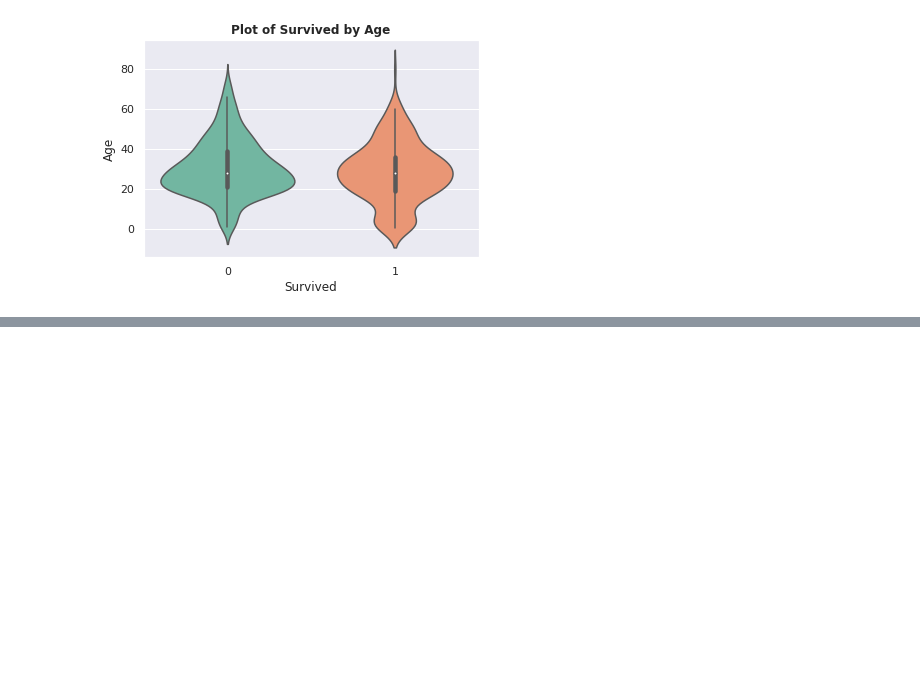
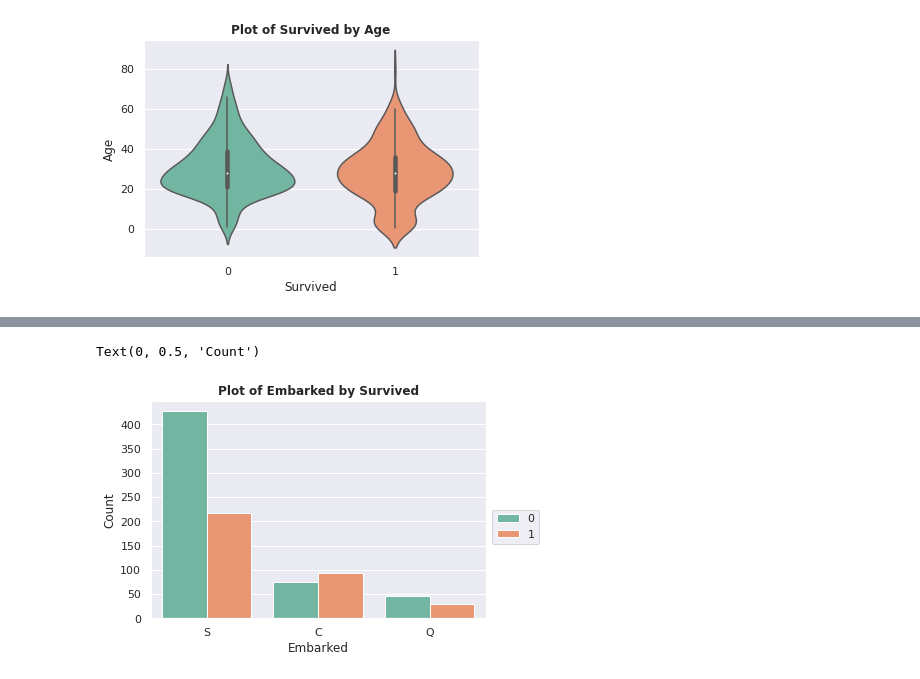
Before and after one commit to flayner2/titanic-survivors, a Jupyter notebook: titanic.ipynb, the cells around one changed output, grey strips where cells are left out. Cells and saved outputs as stored; diff of their text form; code cells hidden in the pictures; blank space fills up the shorter version.

```diff
--- a/titanic.ipynb
+++ b/titanic.ipynb
@@ -137,0 +153,8 @@ Text(0.5, 1.0, 'Plot of Survived by Age')
+# %%
+sns.countplot(data=training_data, x='Embarked', hue='Survived', palette='Set2')
+plt.title('Plot of Embarked by Survived', weight='bold')
+plt.legend(bbox_to_anchor=(1.02, 0.5), loc=2, borderaxespad=0.)
+plt.ylabel('Count')
+# %% [output]
+Text(0, 0.5, 'Count')
+[figure, added]
```
Also changed, not shown: parts of 4 cells of this notebook.
